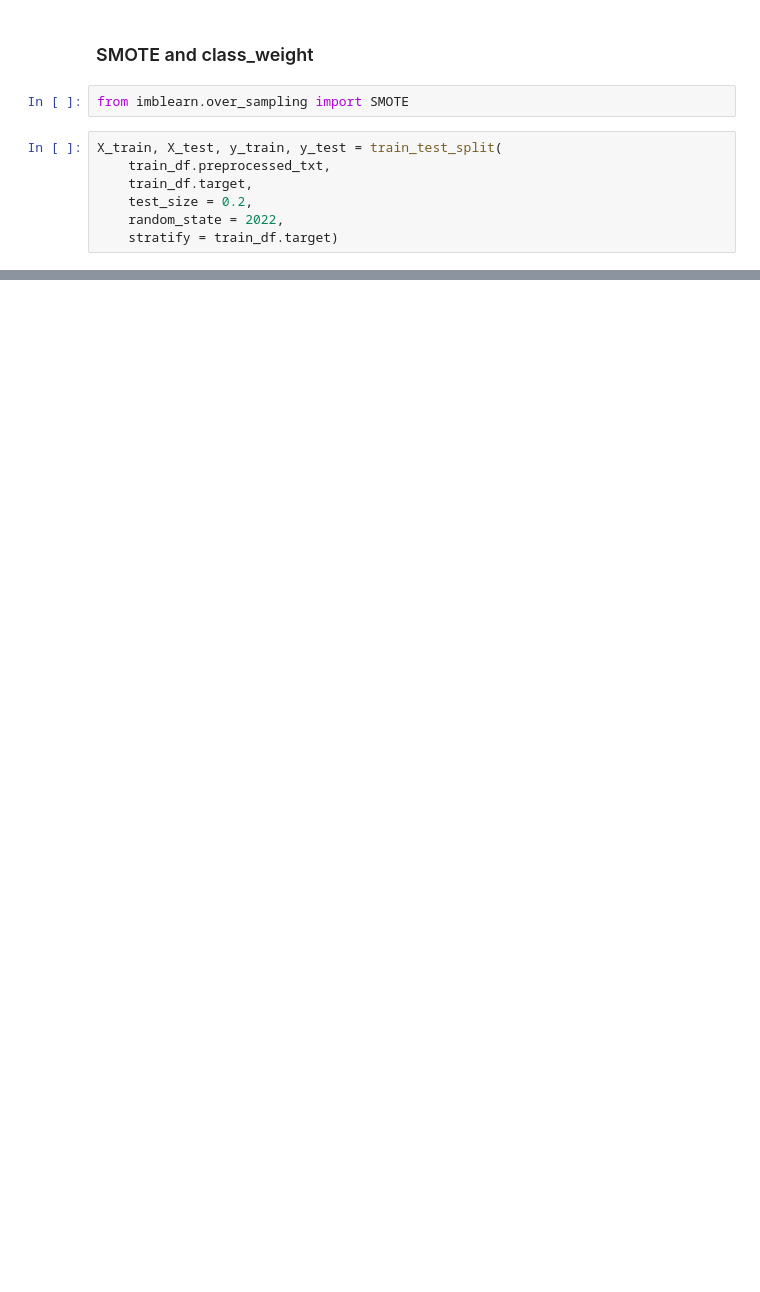
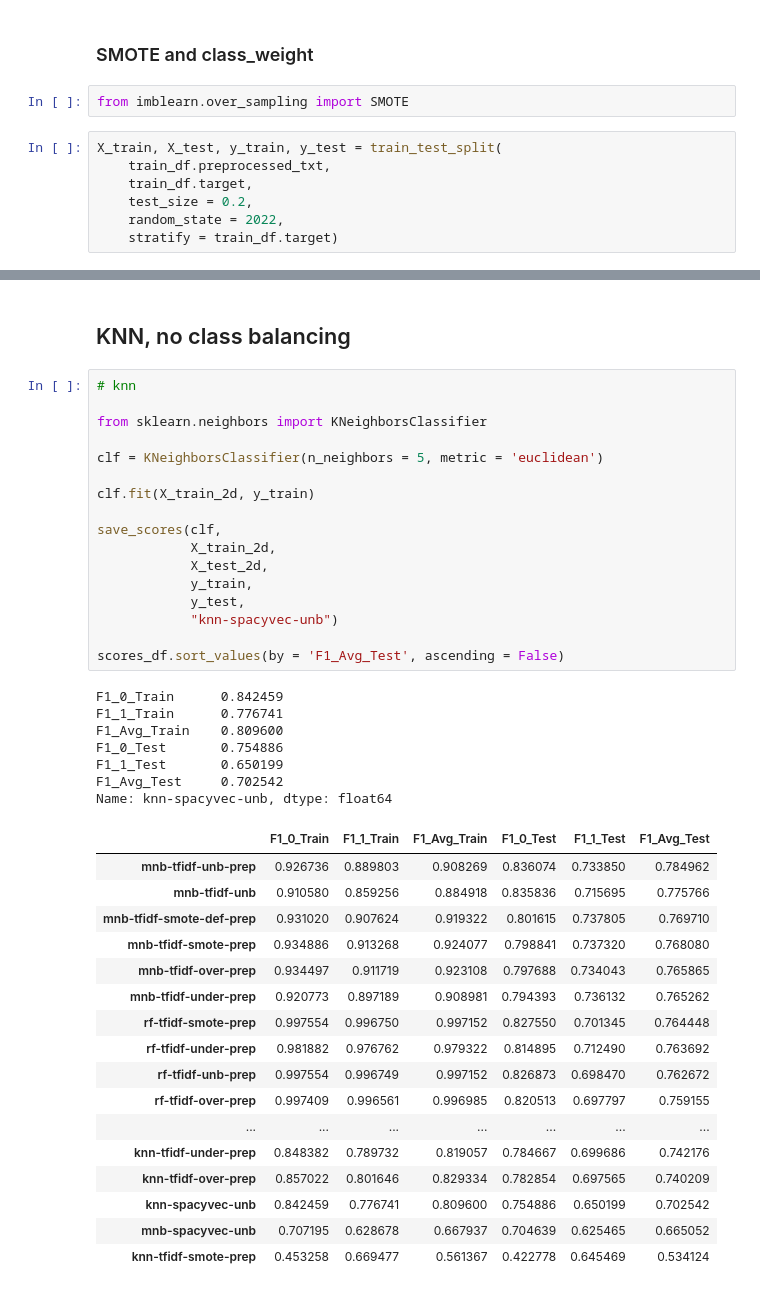
Before and after one commit to kellianneyang/natural-language-processing-practice, a Jupyter notebook: Natural Language Processing with Disaster Tweets - Kaggle Competition.ipynb, the cells around one changed output, grey strips where cells are left out. Saved outputs shown, nothing was run; the diff lists cells and outputs as text; blank space fills up the shorter version.

```diff
--- a/Natural Language Processing with Disaster Tweets - Kaggle Competition.ipynb
+++ b/Natural Language Processing with Disaster Tweets - Kaggle Competition.ipynb
@@ -733,0 +819,44 @@ scores_df.sort_values(by = 'F1_Avg_Test', ascending = False).head()
+# %% [markdown]
+## KNN, no class balancing
+# %%
+# knn
+
+from sklearn.neighbors import KNeighborsClassifier
+
+clf = KNeighborsClassifier(n_neighbors = 5, metric = 'euclidean')
+
+clf.fit(X_train_2d, y_train)
+
+save_scores(clf,
+            X_train_2d,
+            X_test_2d,
+            y_train,
+            y_test,
+            "knn-spacyvec-unb")
+
+scores_df.sort_values(by = 'F1_Avg_Test', ascending = False)
+# %% [output]
+F1_0_Train      0.842459
+F1_1_Train      0.776741
+F1_Avg_Train    0.809600
+F1_0_Test       0.754886
+F1_1_Test       0.650199
+F1_Avg_Test     0.702542
+Name: knn-spacyvec-unb, dtype: float64
+|  | F1_0_Train | F1_1_Train | F1_Avg_Train | F1_0_Test | F1_1_Test | F1_Avg_Test |
+| mnb-tfidf-unb-prep | 0.926736 | 0.889803 | 0.908269 | 0.836074 | 0.733850 | 0.784962 |
+| mnb-tfidf-unb | 0.910580 | 0.859256 | 0.884918 | 0.835836 | 0.715695 | 0.775766 |
+| mnb-tfidf-smote-def-prep | 0.931020 | 0.907624 | 0.919322 | 0.801615 | 0.737805 | 0.769710 |
+| mnb-tfidf-smote-prep | 0.934886 | 0.913268 | 0.924077 | 0.798841 | 0.737320 | 0.768080 |
+| mnb-tfidf-over-prep | 0.934497 | 0.911719 | 0.923108 | 0.797688 | 0.734043 | 0.765865 |
+| mnb-tfidf-under-prep | 0.920773 | 0.897189 | 0.908981 | 0.794393 | 0.736132 | 0.765262 |
+| rf-tfidf-smote-prep | 0.997554 | 0.996750 | 0.997152 | 0.827550 | 0.701345 | 0.764448 |
+| rf-tfidf-under-prep | 0.981882 | 0.976762 | 0.979322 | 0.814895 | 0.712490 | 0.763692 |
+| rf-tfidf-unb-prep | 0.997554 | 0.996749 | 0.997152 | 0.826873 | 0.698470 | 0.762672 |
+| rf-tfidf-over-prep | 0.997409 | 0.996561 | 0.996985 | 0.820513 | 0.697797 | 0.759155 |
+| ... | ... | ... | ... | ... | ... | ... |
+| knn-tfidf-under-prep | 0.848382 | 0.789732 | 0.819057 | 0.784667 | 0.699686 | 0.742176 |
+| knn-tfidf-over-prep | 0.857022 | 0.801646 | 0.829334 | 0.782854 | 0.697565 | 0.740209 |
+| knn-spacyvec-unb | 0.842459 | 0.776741 | 0.809600 | 0.754886 | 0.650199 | 0.702542 |
+| mnb-spacyvec-unb | 0.707195 | 0.628678 | 0.667937 | 0.704639 | 0.625465 | 0.665052 |
+| knn-tfidf-smote-prep | 0.453258 | 0.669477 | 0.561367 | 0.422778 | 0.645469 | 0.534124 |
```
Also changed, not shown: parts of 51 cells of this notebook, 2 other files.
